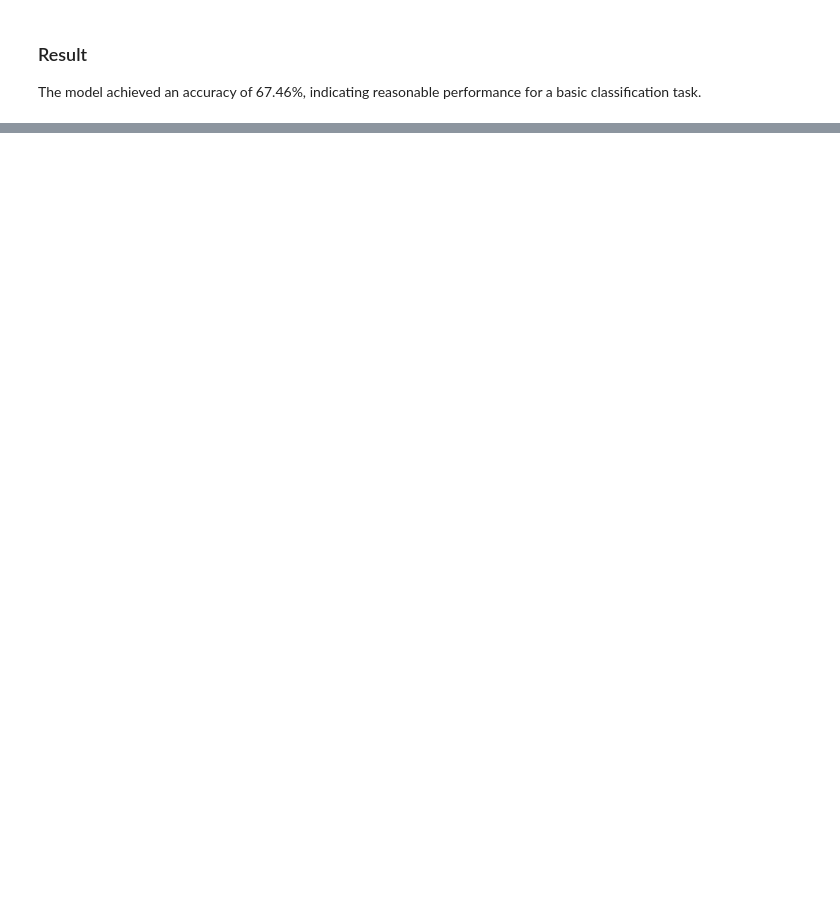
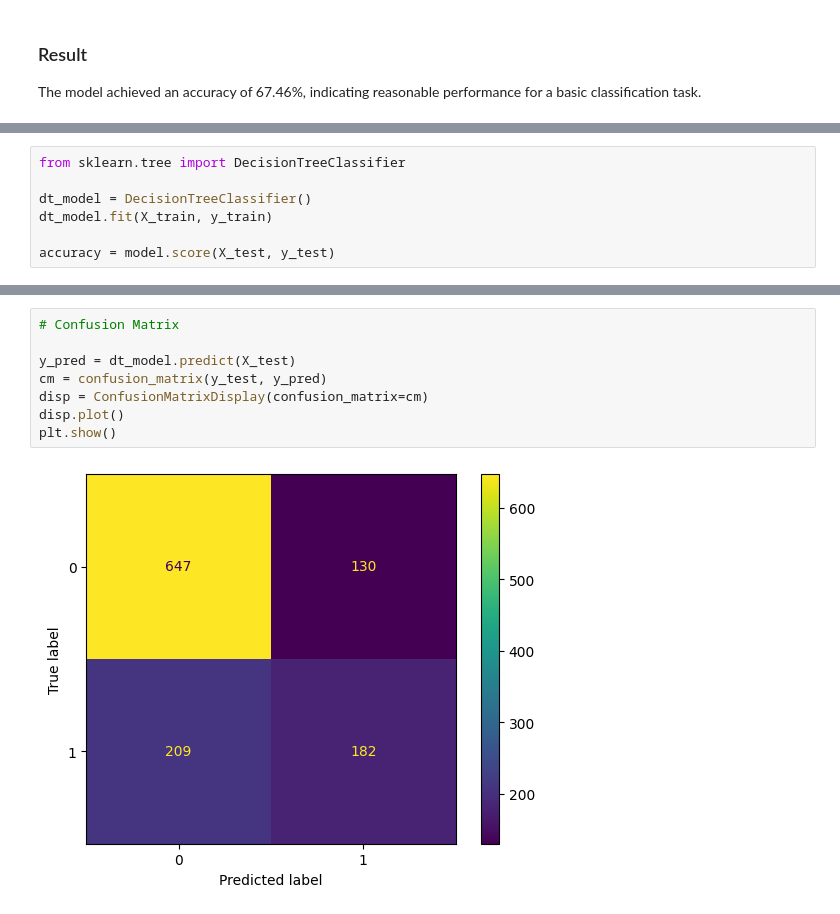
Before and after one commit to ChandanaKukudala/netflix-data-analysis, a Jupyter notebook: netflix_analysis.ipynb, the cells around one changed output, grey strips where cells are left out. Drawn from its saved outputs; the diff is of its cells as text; blank space fills up the shorter version.

```diff
--- a/netflix_analysis.ipynb
+++ b/netflix_analysis.ipynb
@@ -202,0 +301,7 @@ The model achieved an accuracy of 67.46%, indicating reasonable performance for
+# %%
+from sklearn.tree import DecisionTreeClassifier
+
+dt_model = DecisionTreeClassifier()
+dt_model.fit(X_train, y_train)
+
+accuracy = model.score(X_test, y_test)
@@ -202,0 +316,10 @@ The model achieved an accuracy of 67.46%, indicating reasonable performance for
+# %%
+# Confusion Matrix
+
+y_pred = dt_model.predict(X_test)
+cm = confusion_matrix(y_test, y_pred)
+disp = ConfusionMatrixDisplay(confusion_matrix=cm)
+disp.plot()
+plt.show()
+# %% [output]
+[figure, added]
```
Also changed, not shown: parts of 11 cells of this notebook.
